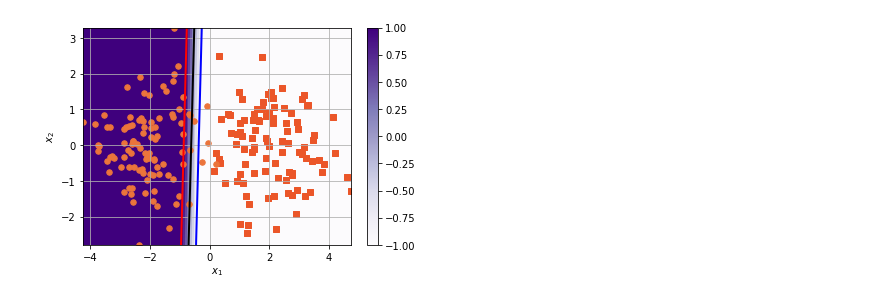
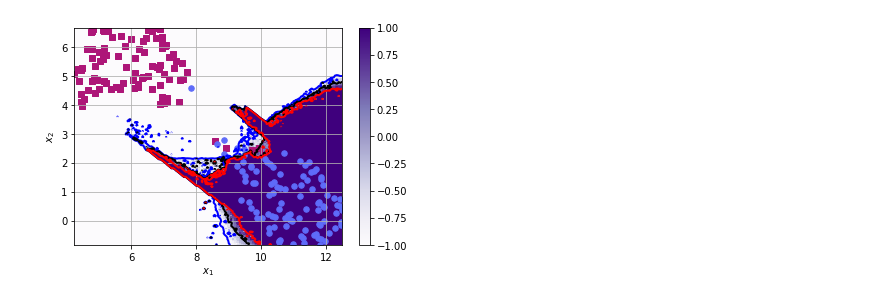
Before and after one commit to foxtrotmike/plotit, a Jupyter notebook: plotit_pca.ipynb, the cells around one changed output. Cells and saved outputs as stored; diff of their text form; code cells hidden in the pictures.

```diff
--- a/plotit_pca.ipynb
+++ b/plotit_pca.ipynb
@@ -96,31 +96,39 @@ def getExamples(n=100,d=2):
     Xp = randn(n,d)#+1   #generate n examples of the positie class
     Xp=Xp+1
     Xn = randn(n,d)#-1   #generate n examples of the negative class
     Xn=Xn-1
     X = np.vstack((Xp,Xn))  #Stack the examples together to a single matrix
     Y = np.array([+1]*n+[-1]*n) #Associate Labels
     return (X,Y)
 
 
 if __name__ == '__main__':
     d = 4
     X,Y = getExamples(d=d)
+    import umap
+
+    mapper = umap.UMAP(random_state=42).fit(X)
+    transform = mapper.inverse_transform
+    X2 = mapper.transform(X)
+    """
+    # can also use PCA
     from sklearn.decomposition import PCA
     pca = PCA(n_components=2).fit(X)
     X2 = pca.transform(X) #let's use PCA to reduce dimensionality to 2
     transform = pca.inverse_transform
+    """
     def clf(x):
       """
       Input: Nxd numpy matrix of examples x for generating a prediction score
       for each example
 
       Return: N-dimensional vector of prediction scores (one for each example)
       """
       assert x.shape[1]==d
       return 2*np.sum(x,axis=1)-2.5
 
     #clf = lambda x: 2*np.sum(x,axis=1)-2.5 #dummy classifier
     # note below that we pass 2D data in X2. It automatically uses the inverse transform
     plotit(X = X2, Y = Y, clf = clf, conts =[-1,0,1], colors = 'random', transform = transform)
 # %% [output]
-[figure, old version]
+[figure, new version]
```
